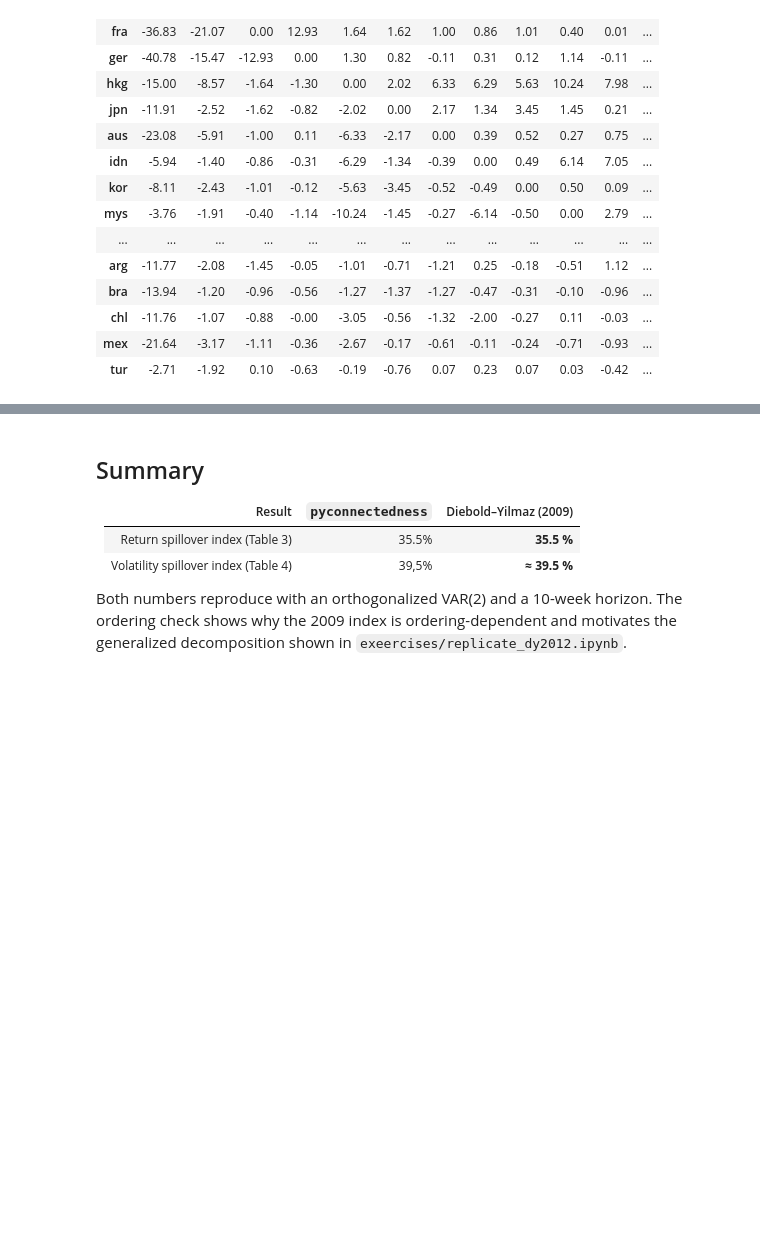
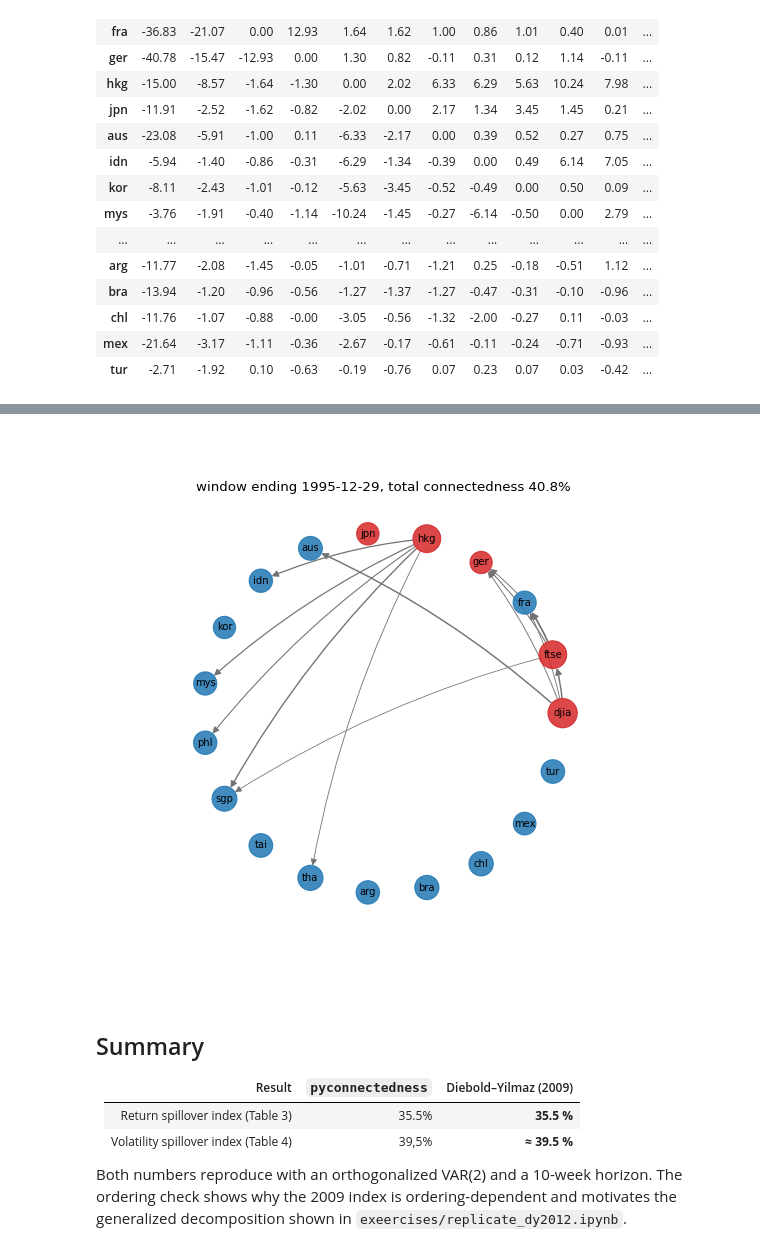
Before and after one commit to zstoi/PyConnectedness, a Jupyter notebook: examples/replicate_dy2009.ipynb, the cells around one changed output, grey strips where cells are left out. Saved outputs shown, nothing was run; the diff lists cells and outputs as text; code cells hidden in the pictures; blank space fills up the shorter version.

```diff
--- a/examples/replicate_dy2009.ipynb
+++ b/examples/replicate_dy2009.ipynb
@@ -306,3 +341,14 @@ vol_conn.pairwise_net#.T
+# %%
+gif = "examples/gifs/dy2009_network.gif"
+threshold = np.percentile(np.abs(ret_dyn.pairwise_net), 90)
+
+anim = plot_connectedness_graph(ret_dyn, threshold=threshold, animation=True,
+                                freq="YE", interval=400)
+# anim.save(gif, writer="pillow", dpi=80)
+plt.close()
+Image(filename=gif)
+# %% [output]
+[figure, added]
 # %% [markdown]
 ## Summary
 
```
Also changed, not shown: parts of 5 cells of this notebook, 3 other files.
